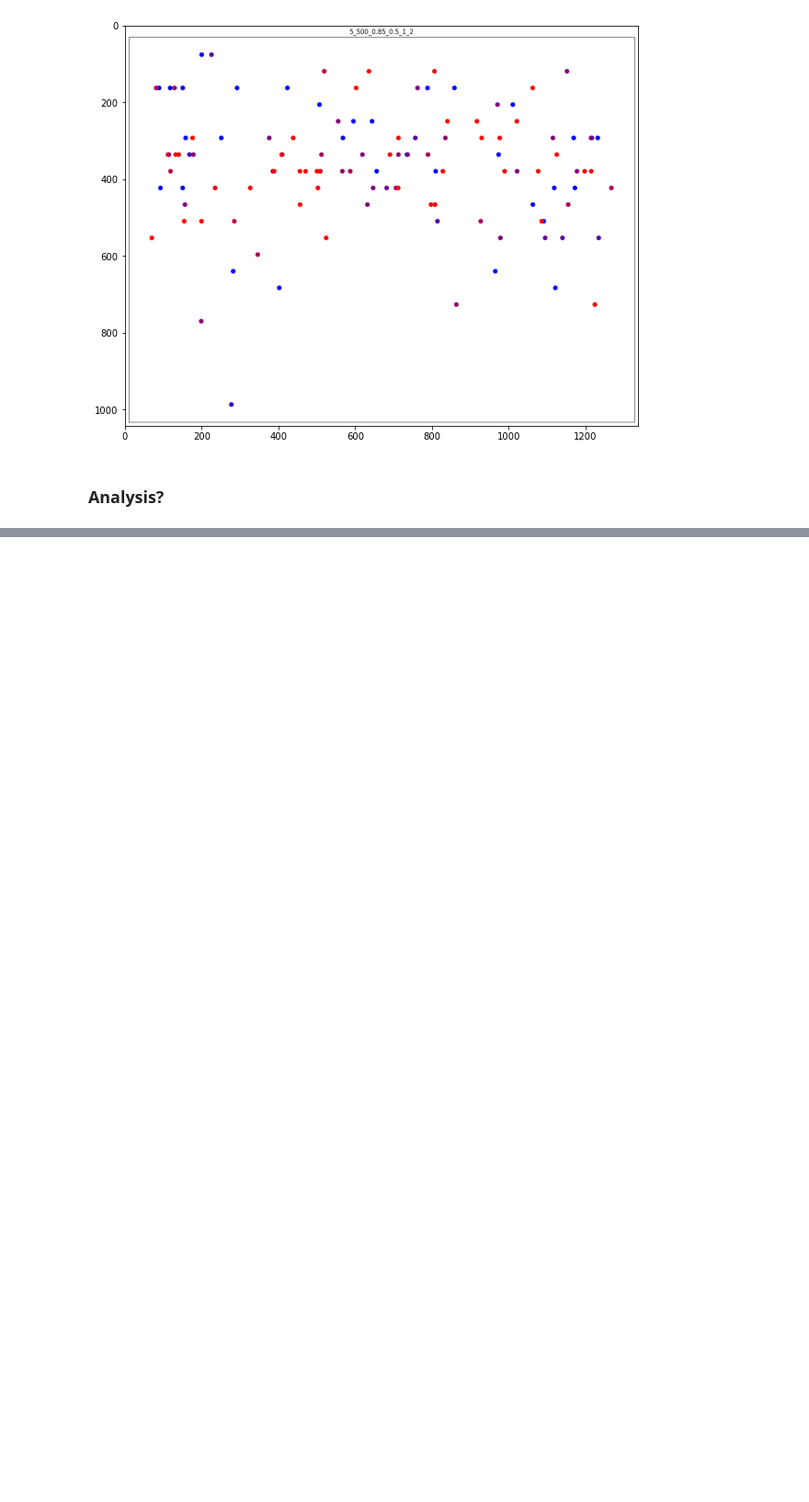
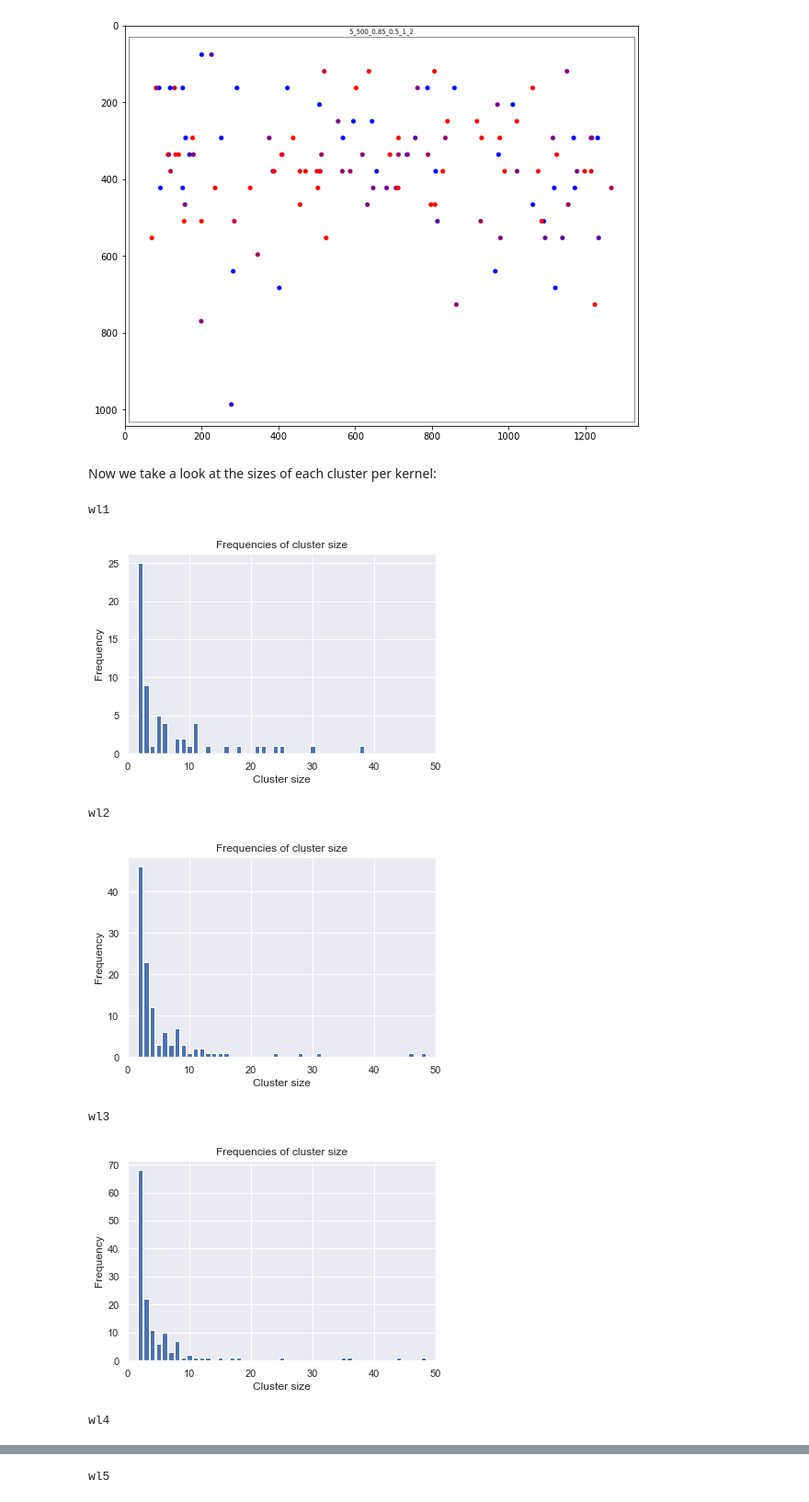
Before and after one commit to mozzafiato/DataMiningAssignment, a Jupyter notebook: ERiC/EDA_ERiC.ipynb, the cells around one changed output, grey strips where cells are left out. Shown: that part at 92% size. Drawn from its saved outputs; the diff is of its cells as text; code cells hidden in the pictures; blank space fills up the shorter version.

```diff
--- a/ERiC/EDA_ERiC.ipynb
+++ b/ERiC/EDA_ERiC.ipynb
@@ -65,2 +70,41 @@ Kernel:  wl5
-# %% [markdown]
-### Analysis?
+# %% [markdown]
+Now we take a look at the sizes of each cluster per kernel:
+# %%
+import os
+import numpy as np
+from lib import *
+import pickle
+from matplotlib import pyplot as plt
+import collections
+import seaborn as sns
+sns.set_theme()
+
+pickle_path = 'pickles'
+kernels = ["wl1", "wl2", "wl3", "wl4", "wl5"]
+
+for i, kernel in enumerate(kernels):
+    cluster_info = pickle.load(open(os.path.join(pickle_path, f'cluster_info_{i+1}_500_0.85_0.5_1_2.p'), 'rb'))
+    cluster_sizes = [len(cluster_info[c]["points"]) for c in cluster_info.keys()]
+
+    print(kernel)
+
+    # frequency of cluster sizes
+    c = collections.Counter(cluster_sizes)
+    c = sorted(c.items())
+    sizes = [j[0] for j in c]
+    freqs = [j[1] for j in c]
+
+    plt.bar(sizes, freqs)
+    plt.title("Frequencies of cluster size")
+    plt.xlabel("Cluster size")
+    plt.ylabel("Frequency")
+    plt.xlim([0, 50])
+    plt.show()
+# %% [output]
+wl1
+[figure, added]
+wl2
+[figure, added]
+wl3
+[figure, added]
+wl4
@@ -66,0 +112 @@ Kernel:  wl5
+wl5
```
Also changed, not shown: parts of 11 cells of this notebook.
